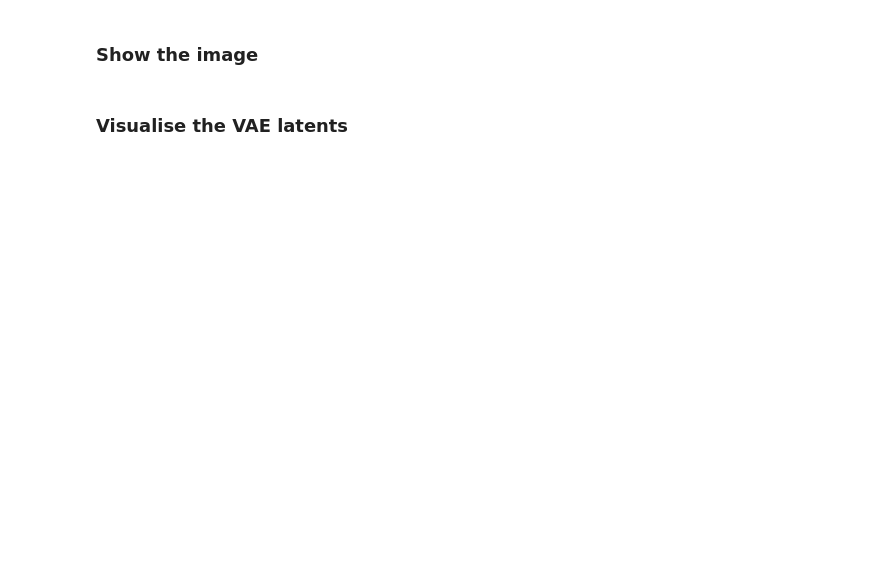
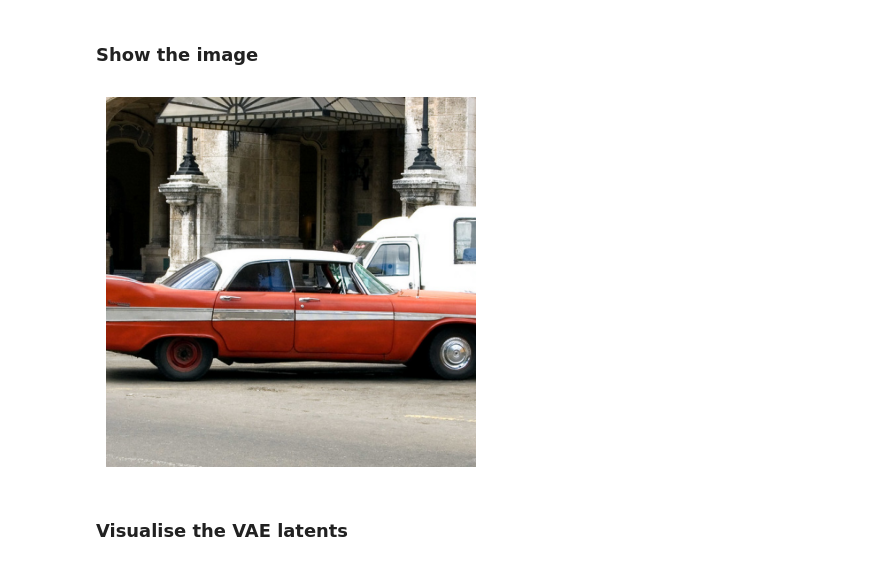
Before and after one commit to chrisoffner/dl23_course_project, a Jupyter notebook: extract_features.ipynb, the cells around one changed output. Cells and saved outputs as stored; diff of their text form; code cells hidden in the pictures; blank space fills up the shorter version.

```diff
--- a/extract_features.ipynb
+++ b/extract_features.ipynb
@@ -67,4 +78,9 @@ dict_to_disk(
 )
 # %% [markdown]
 ### Show the image
+# %%
+plt.imshow(tf.cast((image + 1.0) * 127.5, tf.int32))
+plt.axis('off');
+# %% [output]
+[figure, added]
 # %%
```
Also changed, not shown: parts of 13 cells of this notebook, 1 other file.
